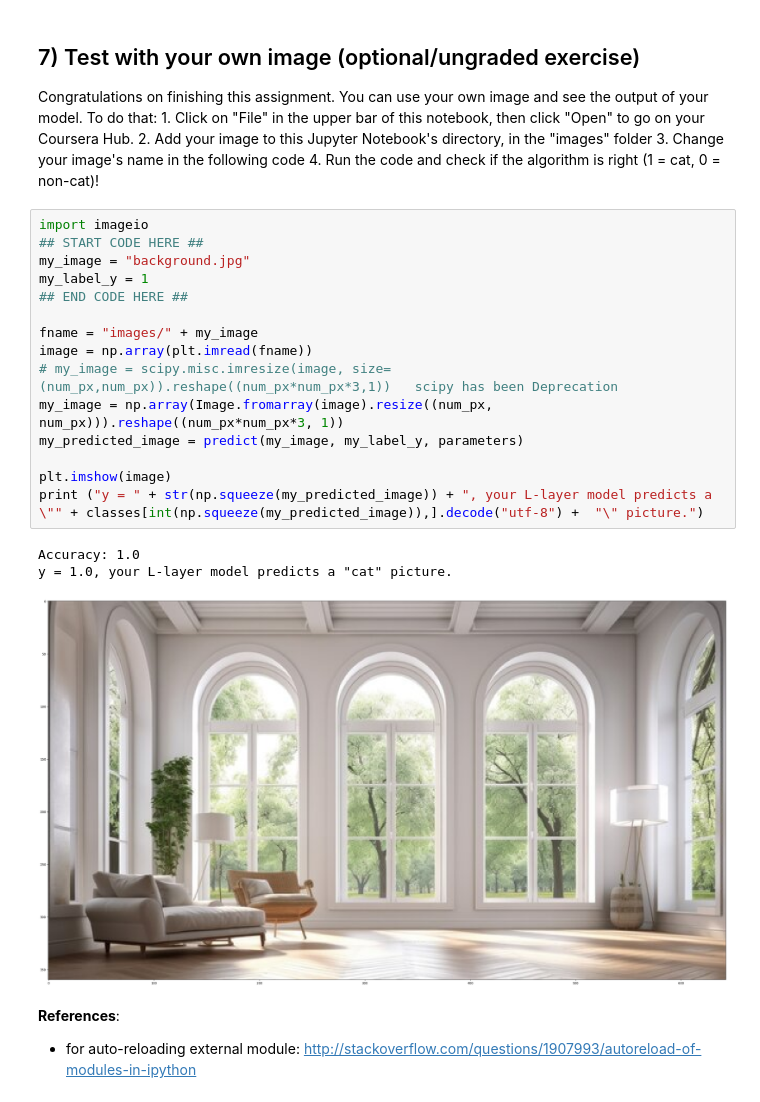
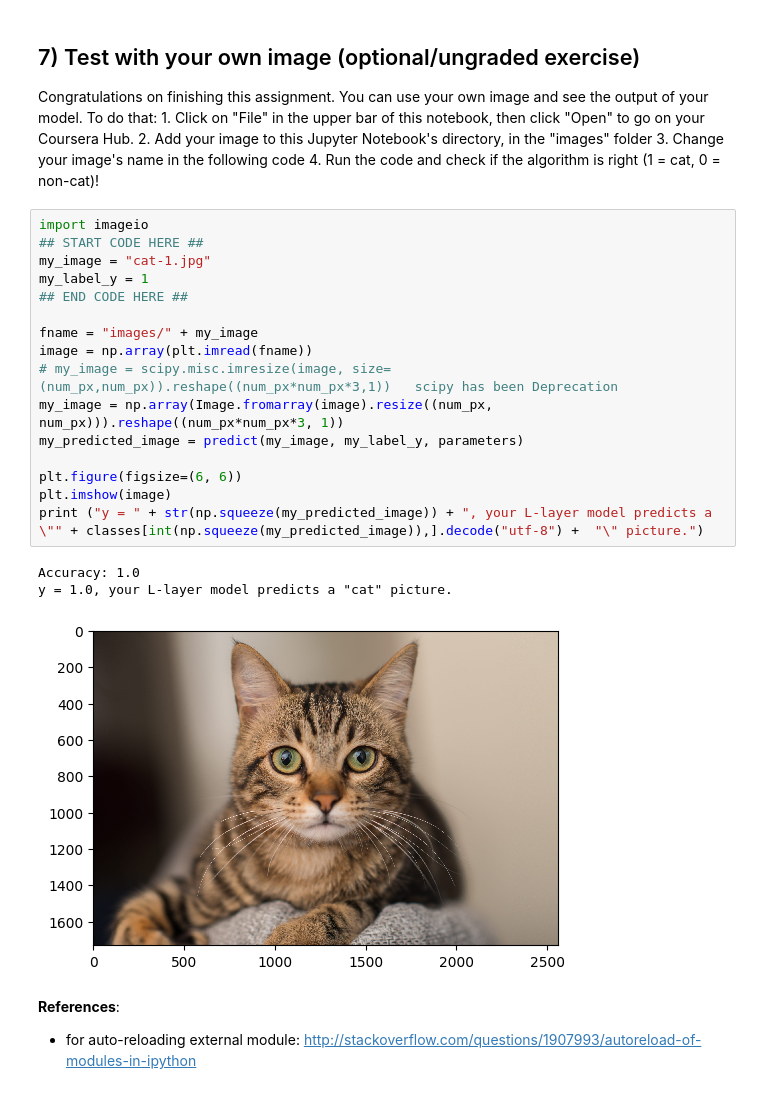
Before and after one commit to Wayne-dot/Coursework, a Jupyter notebook: Deep-Learning-Specialization/Neural-Networks-and-Deep-Learning/Week4/assignment4_2.ipynb, the cells around one changed output. Drawn from its saved outputs; the diff is of its cells as text.

```diff
--- a/Deep-Learning-Specialization/Neural-Networks-and-Deep-Learning/Week4/assignment4_2.ipynb
+++ b/Deep-Learning-Specialization/Neural-Networks-and-Deep-Learning/Week4/assignment4_2.ipynb
@@ -548,22 +545,23 @@ Congratulations on finishing this assignment. You can use your own image and see
 # %%
 import imageio
 ## START CODE HERE ##
-my_image = "background.jpg"
+my_image = "cat-1.jpg"
 my_label_y = 1
 ## END CODE HERE ##
 
 fname = "images/" + my_image
 image = np.array(plt.imread(fname))
 # my_image = scipy.misc.imresize(image, size=(num_px,num_px)).reshape((num_px*num_px*3,1))   scipy has been Deprecation
 my_image = np.array(Image.fromarray(image).resize((num_px, num_px))).reshape((num_px*num_px*3, 1))
 my_predicted_image = predict(my_image, my_label_y, parameters)
 
+plt.figure(figsize=(6, 6))
 plt.imshow(image)
 print ("y = " + str(np.squeeze(my_predicted_image)) + ", your L-layer model predicts a \"" + classes[int(np.squeeze(my_predicted_image)),].decode("utf-8") +  "\" picture.")
 # %% [output]
 Accuracy: 1.0
 y = 1.0, your L-layer model predicts a "cat" picture.
-[figure, old version]
+[figure, new version]
 # %% [markdown]
 **References**:
 
```
Also changed, not shown: parts of 1 cell of this notebook, 12 other files.
